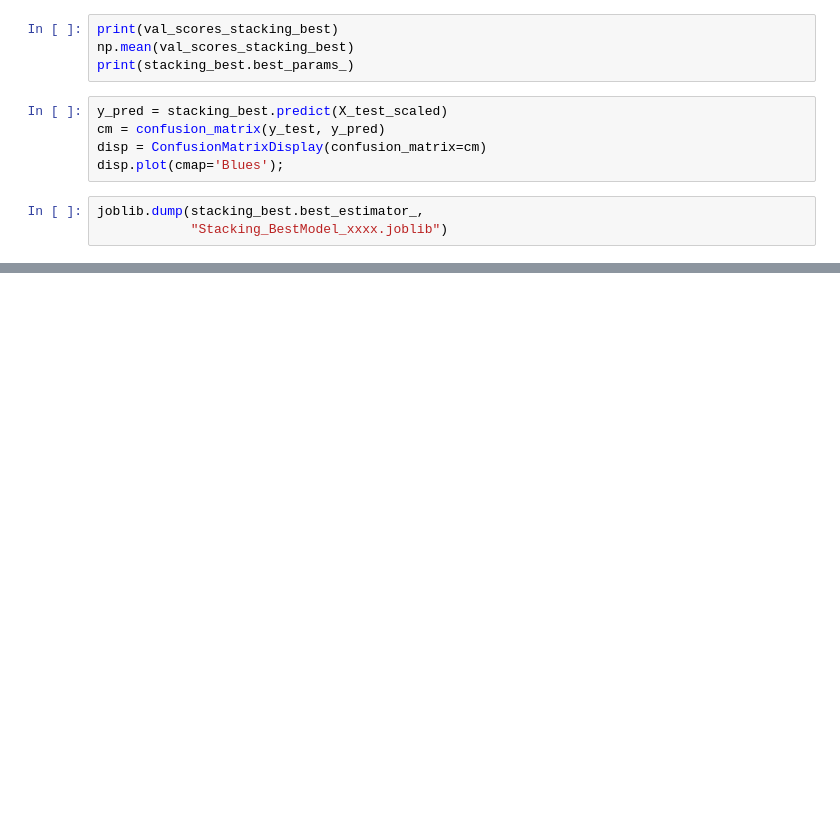
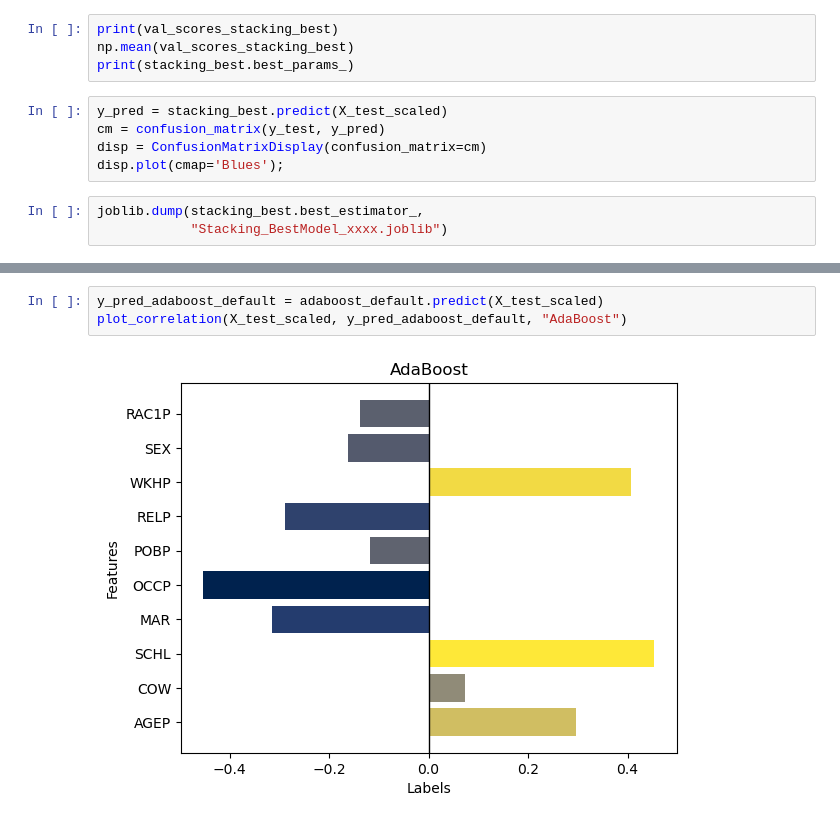
Before and after one commit to AurelienPasquet/supervised_learning_5A, a Jupyter notebook: tp1.ipynb, the cells around one changed output, grey strips where cells are left out. Saved outputs shown, nothing was run; the diff lists cells and outputs as text; blank space fills up the shorter version.

```diff
--- a/tp1.ipynb
+++ b/tp1.ipynb
@@ -366,0 +410,5 @@ joblib.dump(stacking_best.best_estimator_,
+# %%
+y_pred_adaboost_default = adaboost_default.predict(X_test_scaled)
+plot_correlation(X_test_scaled, y_pred_adaboost_default, "AdaBoost")
+# %% [output]
+[figure, added]
```
Also changed, not shown: parts of 50 cells of this notebook, 1 other file.
